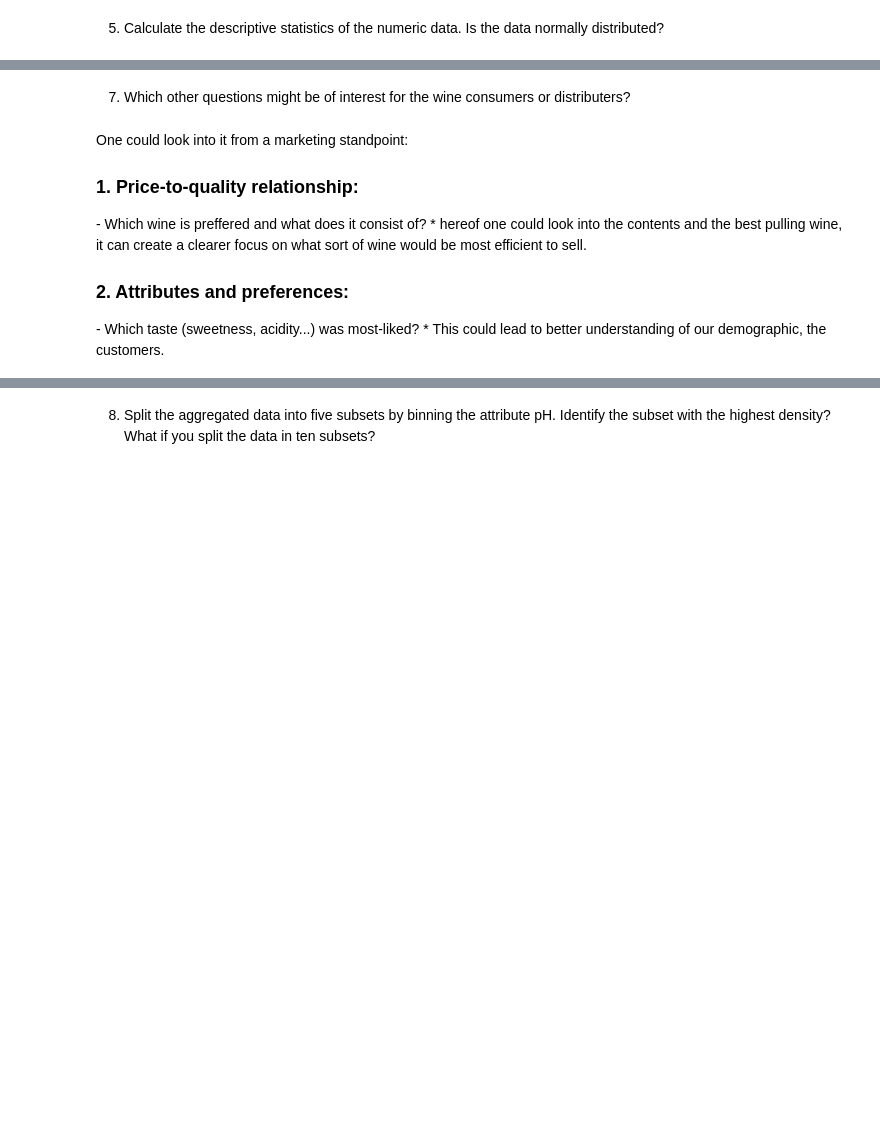
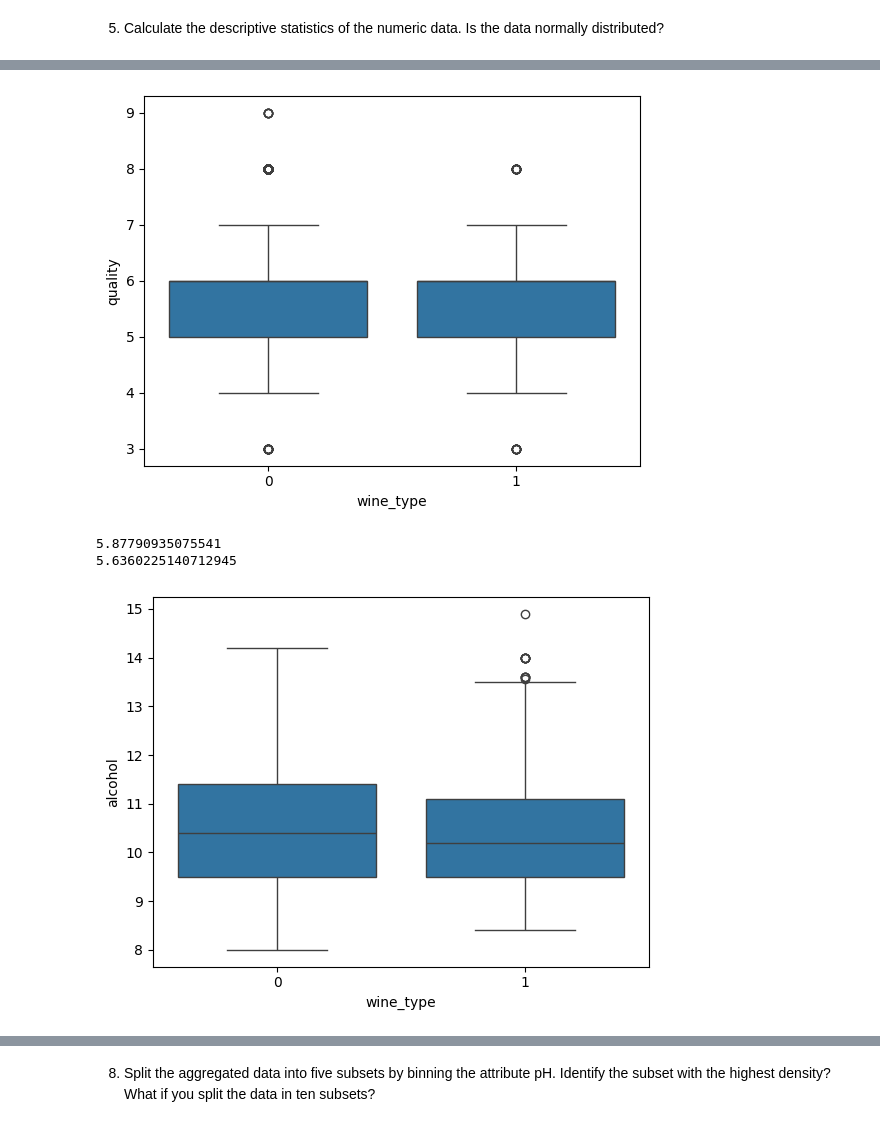
Before and after one commit to Peter537/Dat4-BI-MP2, a Jupyter notebook: winequality.ipynb, the cells around one changed output, grey strips where cells are left out. Cells and saved outputs as stored; diff of their text form; code cells hidden in the pictures; blank space fills up the shorter version.

```diff
--- a/winequality.ipynb
+++ b/winequality.ipynb
@@ -8,6 +6,9 @@
 import pandas as pd
 import numpy as np
 import seaborn as sns
-import sklearn as sk
 
 import matplotlib.pyplot as plt
+
+import XlsxLoader as xl
+
+red, white = xl.load_paths(["./data/winequality-red.xlsx", "./data/winequality-white.xlsx"])
@@ -86,0 +90,15 @@ combined_df.sample(10)
+# %%
+# Add `wine_type` column to `red` with value 1
+# Add `wine_type` column to `white` with value 0
+red["wine_type"] = 1
+white["wine_type"] = 0
+
+# By adding the `wine_type` we can combine the dataframes while keeping the type clear. We could call the types red and white, but non-numeric values are harder to work with.
+
+# Combine the dataframes
+wines = pd.concat([red, white])
+
+# Print the head and tail of the combined dataframe
+print("--- Combined Data ---")
+print(wines.head())
+print(wines.tail())
@@ -210,12 +201,39 @@ d. We dont need to have the program return that for us, it is clear as day up at
-# %% [markdown]
-7. Which other questions might be of interest for the wine consumers or distributers?
-# %% [markdown]
-One could look into it from a marketing standpoint:
-
-<h3> 1. Price-to-quality relationship: </h3>
- - Which wine is preffered and what does it consist of?
-  * hereof one could look into the contents and the best pulling wine, it can create a clearer focus on what sort of wine would be most efficient to sell.
-
-<h3> 2. Attributes and preferences: </h3>
- - Which taste (sweetness, acidity...) was most-liked?
-  * This could lead to better understanding of our demographic, the customers.
+# %%
+# fig, ax = plt.subplots(1, 2)
+# ax[0].hist(red['quality'])
+# ax[0].set_title('Red Wine Quality')
+# ax[1].hist(white['quality'])
+# ax[1].set_title('White Wine Quality')
+# plt.show()
+
+# fig, ax = plt.subplots(1, 2)
+# ax[0].boxplot(red['alcohol'])
+# ax[0].set_title('Red Wine Alcohol')
+# ax[1].boxplot(white['alcohol'])
+# ax[1].set_title('White Wine Alcohol')
+# plt.show()
+
+# fig, ax = plt.subplots(1, 2)
+# ax[0].boxplot(red['residual sugar'])
+# ax[0].set_title('Red Wine Residual Sugar')
+# ax[1].boxplot(white['residual sugar'])
+# ax[1].set_title('White Wine Residual Sugar')
+# plt.show()
+
+# 0 is white, 1 is red
+
+sns.boxplot(data=wines, x='wine_type', y='quality')
+plt.show()
+print(white['quality'].mean())
+print(red['quality'].mean())
+
+sns.boxplot(data=wines, x='wine_type', y='alcohol')
+plt.show()
+
+sns.boxplot(data=wines, x='wine_type', y='residual sugar')
+plt.show()
+# %% [output]
+[figure, added]
+5.87790935075541
+5.6360225140712945
+[figure, added]
```
Also changed, not shown: parts of 72 cells of this notebook, 4 other files.
